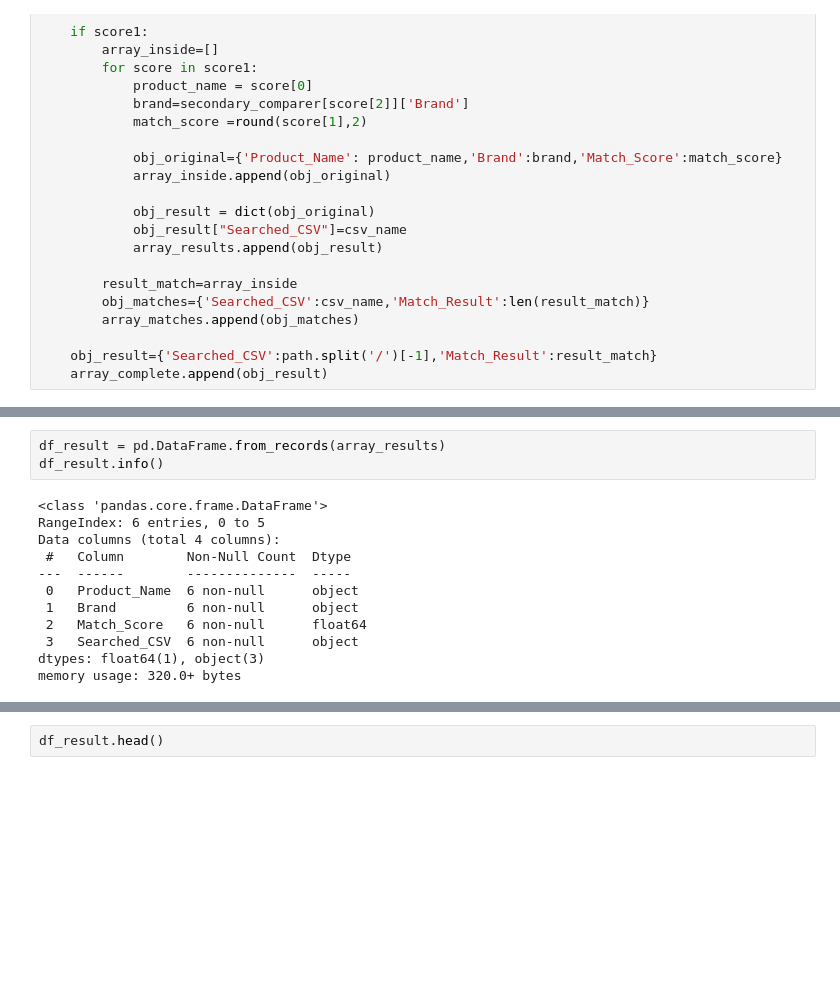
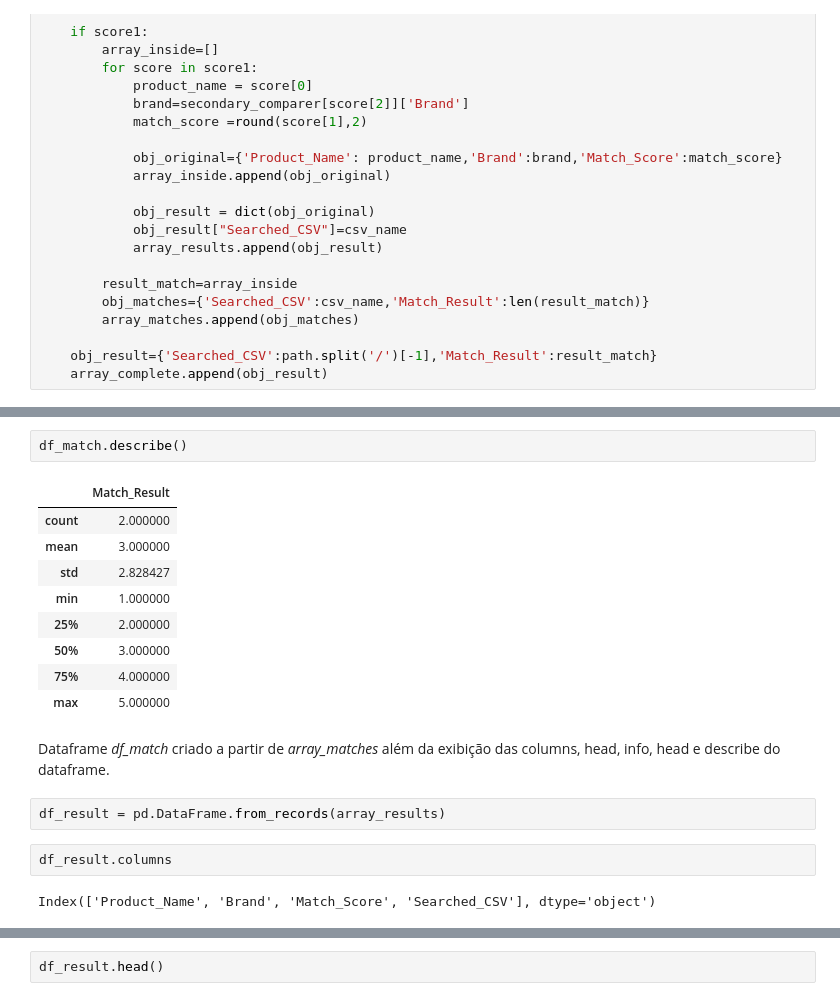
Before and after one commit to ssnivlek/fuzzy_csv_search, a Jupyter notebook: fuzzy_search.ipynb, the cells around one changed output, grey strips where cells are left out. Drawn from its saved outputs; the diff is of its cells as text; blank space fills up the shorter version.

```diff
--- a/fuzzy_search.ipynb
+++ b/fuzzy_search.ipynb
@@ -161,15 +228,20 @@ memory usage: 160.0+ bytes
+# %%
+df_match.describe()
+# %% [output]
+|  | Match_Result |
+| count | 2.000000 |
+| mean | 3.000000 |
+| std | 2.828427 |
+| min | 1.000000 |
+| 25% | 2.000000 |
+| 50% | 3.000000 |
+| 75% | 4.000000 |
+| max | 5.000000 |
+# %% [markdown]
+Dataframe *df_match* criado a partir de *array_matches* além da exibição das columns, head, info, head e describe do dataframe.
 # %%
 df_result = pd.DataFrame.from_records(array_results)
-df_result.info()
-# %% [output]
-<class 'pandas.core.frame.DataFrame'>
-RangeIndex: 6 entries, 0 to 5
-Data columns (total 4 columns):
- #   Column        Non-Null Count  Dtype
----  ------        --------------  -----
- 0   Product_Name  6 non-null      object
- 1   Brand         6 non-null      object
- 2   Match_Score   6 non-null      float64
- 3   Searched_CSV  6 non-null      object
-dtypes: float64(1), object(3)
-memory usage: 320.0+ bytes
+# %%
+df_result.columns
+# %% [output]
+Index(['Product_Name', 'Brand', 'Match_Score', 'Searched_CSV'], dtype='object')
```
Also changed, not shown: parts of 50 cells of this notebook, 1 other file.
